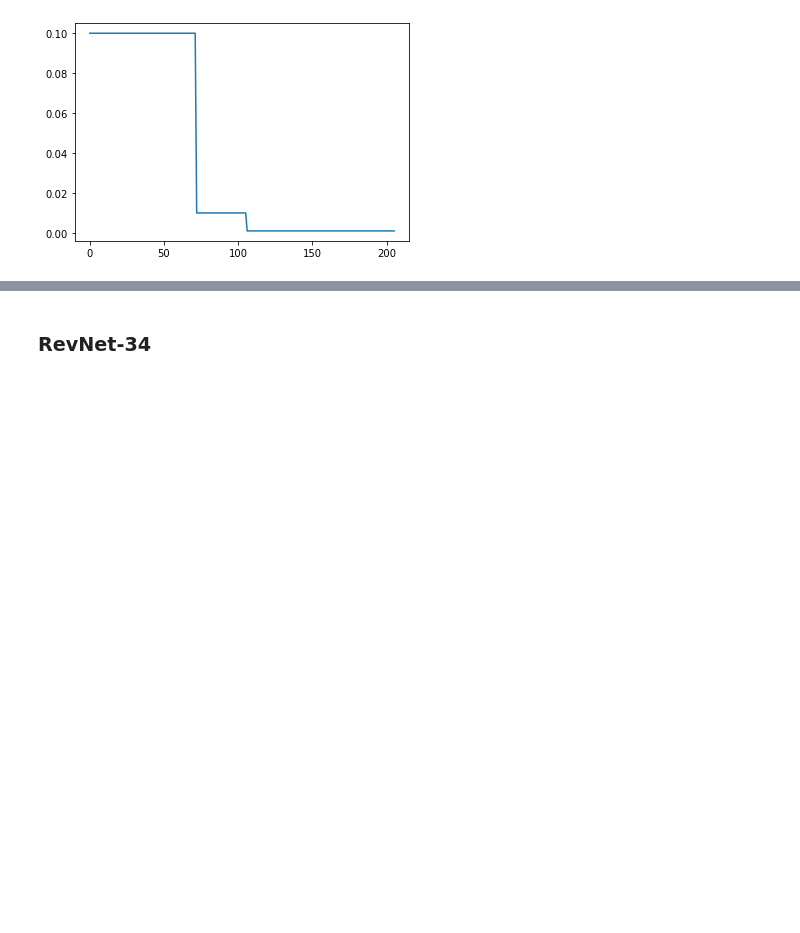
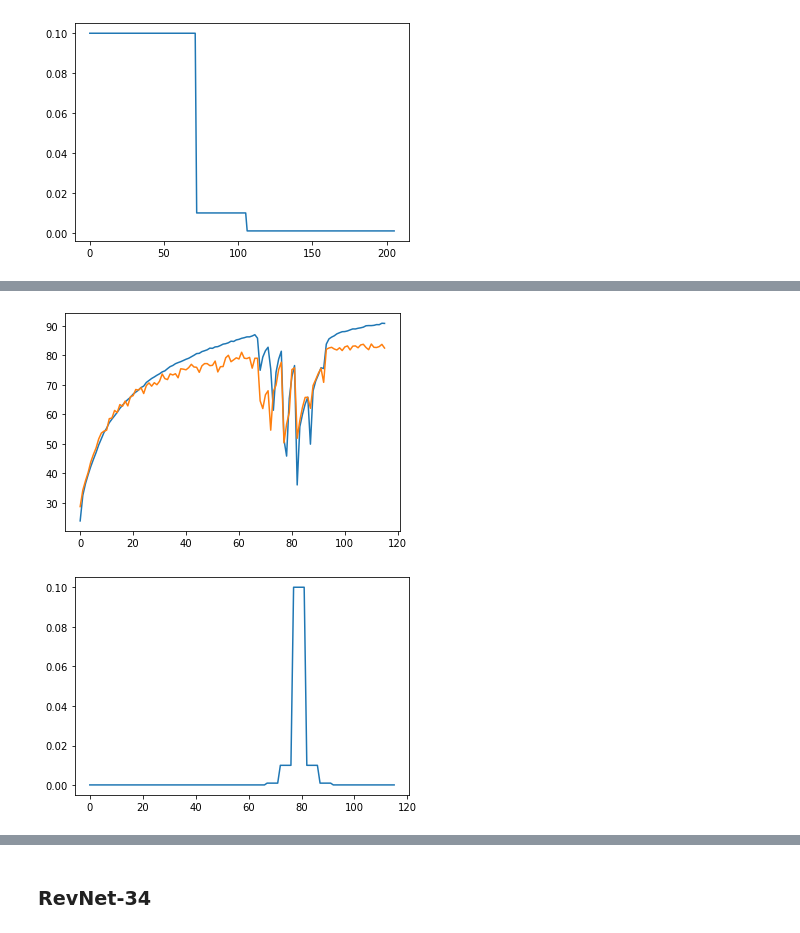
Before and after one commit to Myyyr/classification, a Jupyter notebook: analyse.ipynb, the cells around one changed output, grey strips where cells are left out. Cells and saved outputs as stored; diff of their text form; code cells hidden in the pictures; blank space fills up the shorter version.

```diff
--- a/analyse.ipynb
+++ b/analyse.ipynb
@@ -46,0 +89,15 @@ plt.show()
+# %%
+dt = file_to_np("results/fold_revnet18_trianglelr/train_epoch_scores.csv")
+plt.plot(dt)
+dt = file_to_np("results/fold_revnet18_trianglelr/dev_epoch_scores.csv")
+plt.plot(dt)
+
+plt.show()
+
+dt = file_to_np("results/fold_revnet18_trianglelr/trainepoch_lr_rates.csv")
+plt.plot(dt)
+
+plt.show()
+# %% [output]
+[figure, added]
+[figure, added]
```
Also changed, not shown: parts of 23 cells of this notebook.
